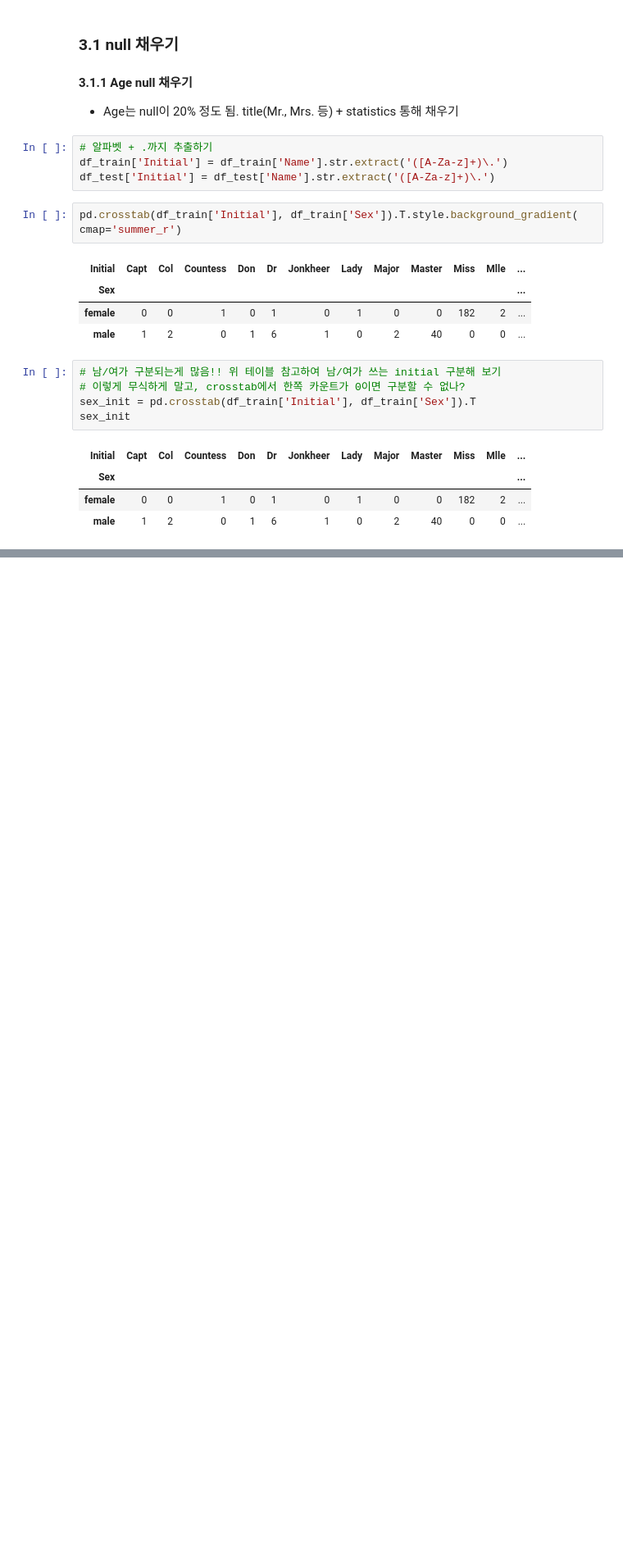
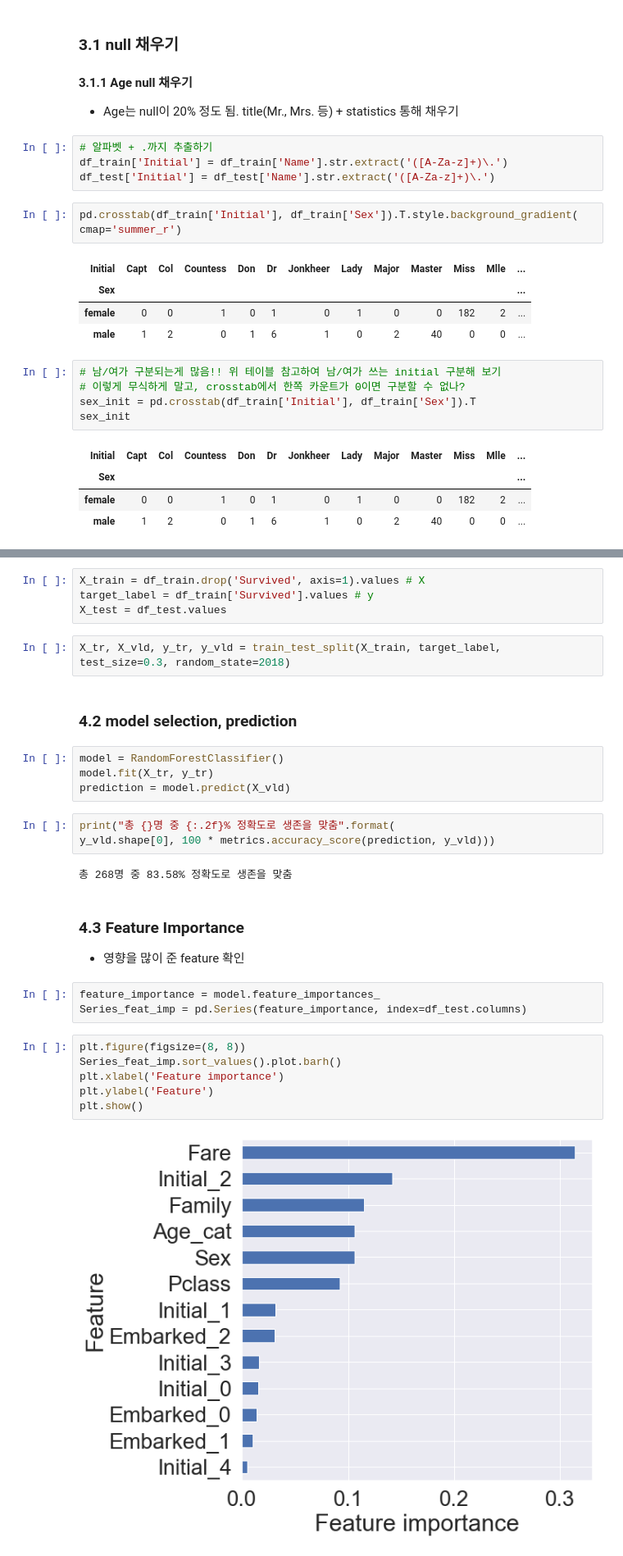
Before and after one commit to MattLee27/ML-DL-study, a Jupyter notebook: titanic_2.ipynb, the cells around one changed output, grey strips where cells are left out. Shown: that part at 82% size. Drawn from its saved outputs; the diff is of its cells as text; blank space fills up the shorter version.

```diff
--- a/titanic_2.ipynb
+++ b/titanic_2.ipynb
@@ -77,0 +392,32 @@ Sir test
+# %%
+X_train = df_train.drop('Survived', axis=1).values # X
+target_label = df_train['Survived'].values # y
+X_test = df_test.values
+# %%
+X_tr, X_vld, y_tr, y_vld = train_test_split(X_train, target_label,
+test_size=0.3, random_state=2018)
+# %% [markdown]
+### 4.2 model selection, prediction
+# %%
+model = RandomForestClassifier()
+model.fit(X_tr, y_tr)
+prediction = model.predict(X_vld)
+# %%
+print("총 {}명 중 {:.2f}% 정확도로 생존을 맞춤".format(
+y_vld.shape[0], 100 * metrics.accuracy_score(prediction, y_vld)))
+# %% [output]
+총 268명 중 83.58% 정확도로 생존을 맞춤
+# %% [markdown]
+### 4.3 Feature Importance
+- 영향을 많이 준 feature 확인
+# %%
+feature_importance = model.feature_importances_
+Series_feat_imp = pd.Series(feature_importance, index=df_test.columns)
+# %%
+plt.figure(figsize=(8, 8))
+Series_feat_imp.sort_values().plot.barh()
+plt.xlabel('Feature importance')
+plt.ylabel('Feature')
+plt.show()
+# %% [output]
+[figure, added]
```
Also changed, not shown: parts of 52 cells of this notebook.
